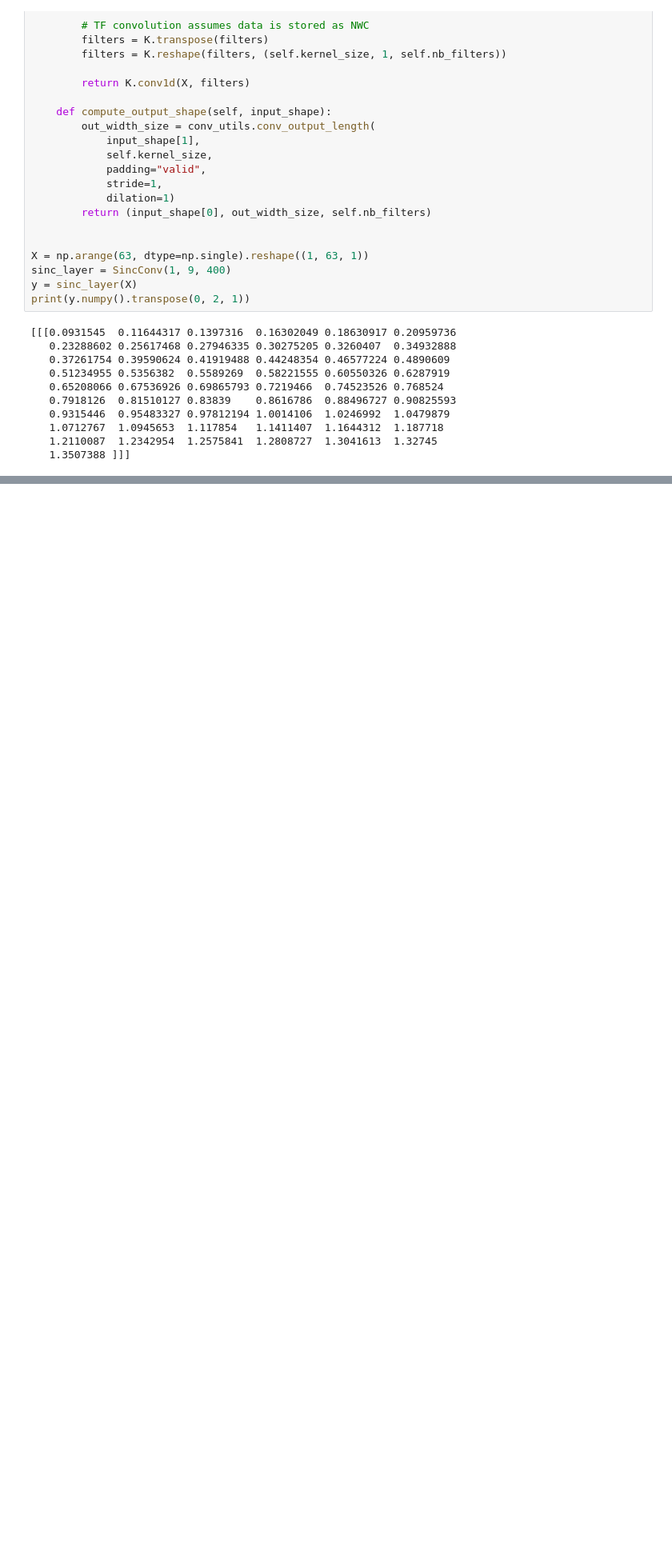
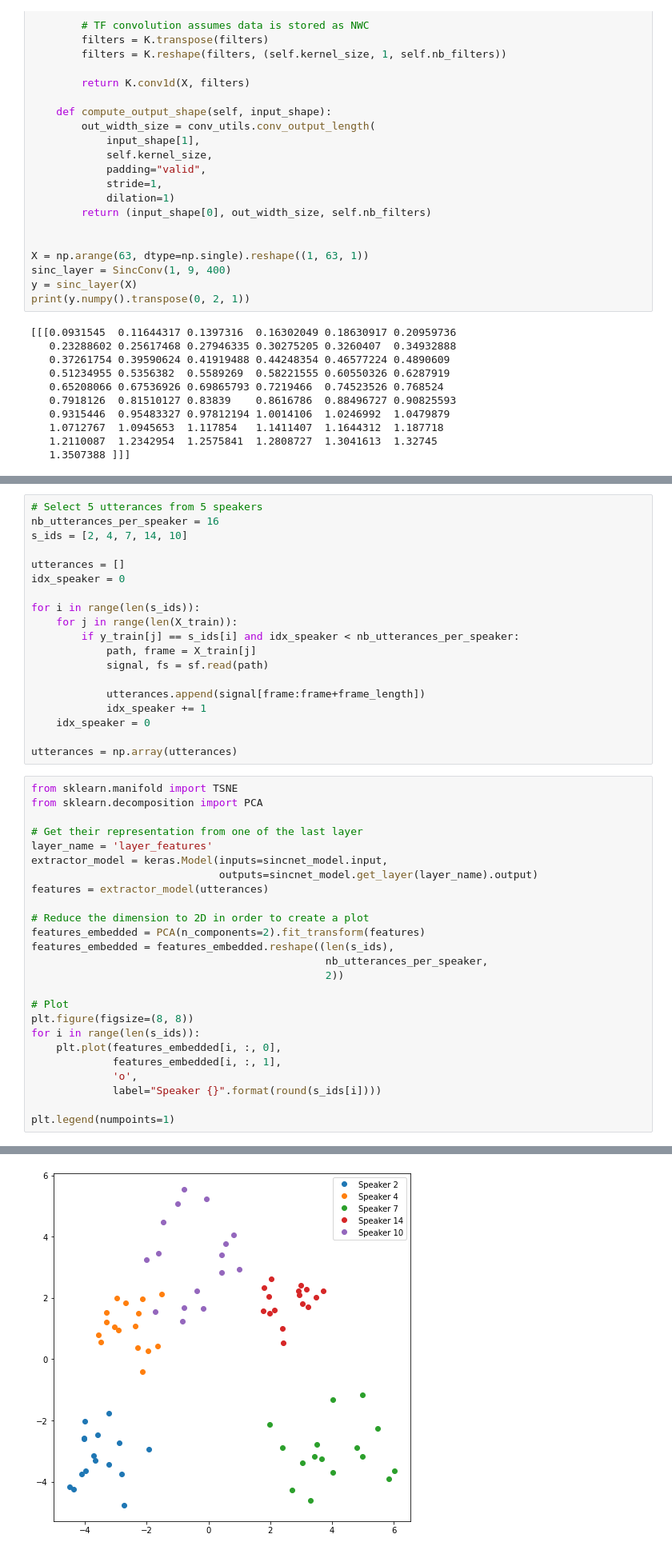
Before and after one commit to theolepage/keras-sincnet, a Jupyter notebook: keras_sincnet.ipynb, the cells around one changed output, grey strips where cells are left out. Shown at 80% size. Drawn from its saved outputs; the diff is of its cells as text; blank space fills up the shorter version.

```diff
--- a/keras_sincnet.ipynb
+++ b/keras_sincnet.ipynb
@@ -289,0 +630,45 @@ print(y.numpy().transpose(0, 2, 1))
+# %%
+# Select 5 utterances from 5 speakers
+nb_utterances_per_speaker = 16
+s_ids = [2, 4, 7, 14, 10]
+
+utterances = []
+idx_speaker = 0
+
+for i in range(len(s_ids)):
+    for j in range(len(X_train)):
+        if y_train[j] == s_ids[i] and idx_speaker < nb_utterances_per_speaker:
+            path, frame = X_train[j]
+            signal, fs = sf.read(path)
+
+            utterances.append(signal[frame:frame+frame_length])
+            idx_speaker += 1
+    idx_speaker = 0
+
+utterances = np.array(utterances)
+# %%
+from sklearn.manifold import TSNE
+from sklearn.decomposition import PCA
+
+# Get their representation from one of the last layer
+layer_name = 'layer_features'
+extractor_model = keras.Model(inputs=sincnet_model.input,
+                              outputs=sincnet_model.get_layer(layer_name).output)
+features = extractor_model(utterances)
+
+# Reduce the dimension to 2D in order to create a plot
+features_embedded = PCA(n_components=2).fit_transform(features)
+features_embedded = features_embedded.reshape((len(s_ids),
+                                               nb_utterances_per_speaker,
+                                               2))
+
+# Plot
+plt.figure(figsize=(8, 8))
+for i in range(len(s_ids)):
+    plt.plot(features_embedded[i, :, 0],
+             features_embedded[i, :, 1],
+             'o',
+             label="Speaker {}".format(round(s_ids[i])))
+
+plt.legend(numpoints=1)
+# %% [output]
@@ -289,0 +676 @@ print(y.numpy().transpose(0, 2, 1))
+[figure, added]
```
Also changed, not shown: parts of 37 cells of this notebook.
